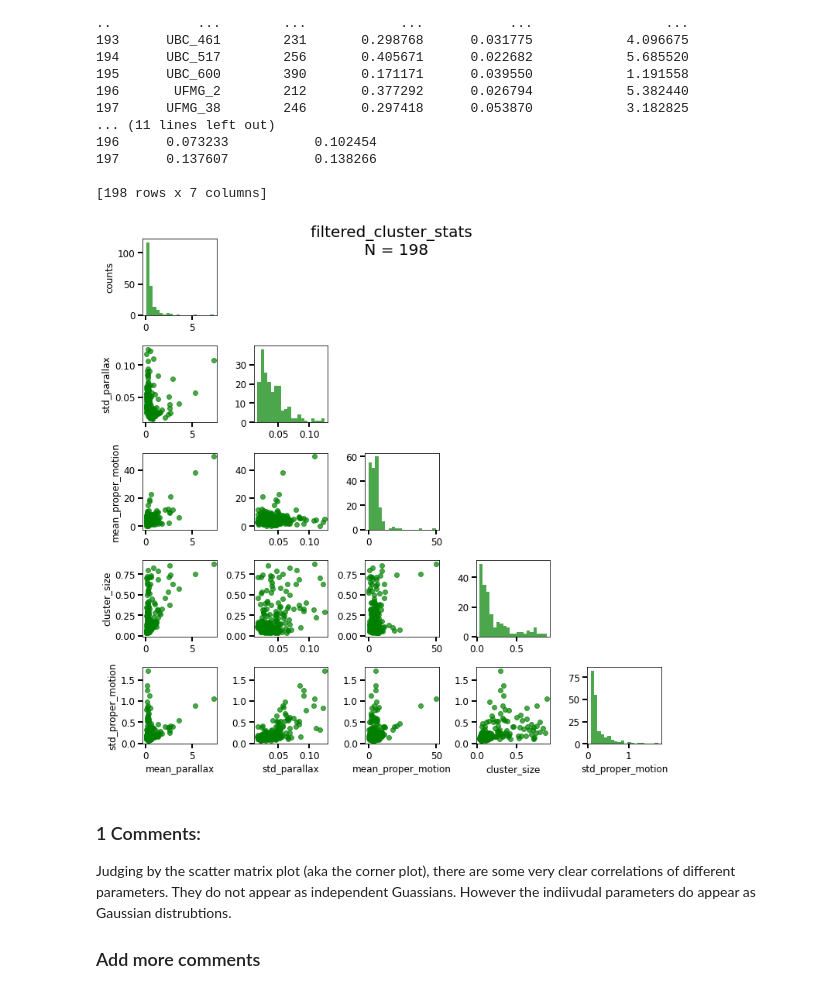
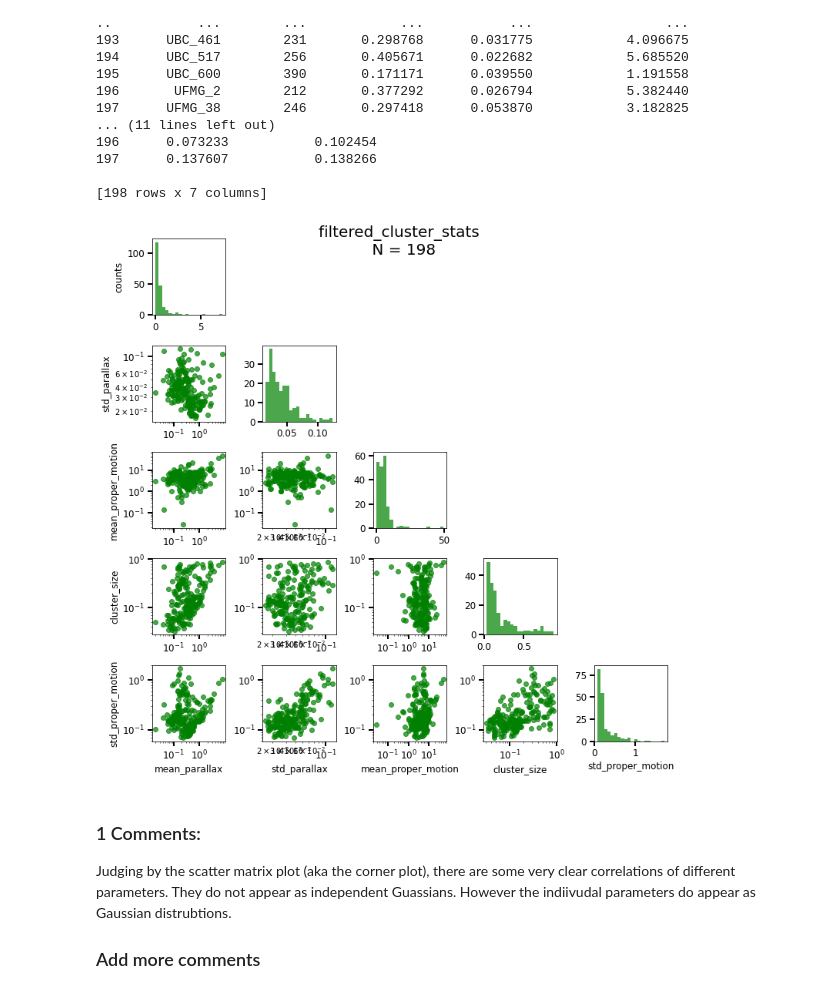
Before and after one commit to afinemax/stat_meth, a Jupyter notebook: assignments/a2/a2_max_fine.ipynb, the cells around one changed output. Drawn from its saved outputs; the diff is of its cells as text; code cells hidden in the pictures.

```diff
--- a/assignments/a2/a2_max_fine.ipynb
+++ b/assignments/a2/a2_max_fine.ipynb
@@ -171,34 +171,37 @@ ndims = len(labels)
 
 
 # Nested for loop for plotting
 fig, axes = plt.subplots(ndims, ndims, figsize=(12, 12))
 fig.subplots_adjust(wspace=0.5, hspace=0.4)
 plotting_df = filtered_cluster_stats
 
 for i in range(ndims):  # y dimension of the grid
     for j in range(ndims):  # x dimension of the grid
         axes[i, j].tick_params(axis='both', which='major', labelsize=12, width=2, length=6)
 
         if i == j:
             axes[i, j].hist(plotting_df[labels[i]].values, bins=20, color='green', alpha=0.7)
         elif i > j:
             axes[i, j].scatter(plotting_df[labels[j]].values, plotting_df[labels[i]].values, color='green', alpha=0.7)
+            # Set double log scale for both x-axis and y-axis
+            axes[i, j].set_xscale('log')
+            axes[i, j].set_yscale('log')
         else:
             axes[i, j].axis('off')
 
         if j == 0:
             if i == j:
                 axes[i, j].set_ylabel('counts', fontsize=12)
             else:
                 axes[i, j].set_ylabel(labels[i], fontsize=12)
 
         if i == ndims - 1:
             axes[i, j].set_xlabel(labels[j], fontsize=12)
 
 plt.suptitle('filtered_cluster_stats \n N = ' + str(len(plotting_df[labels[i]].values)), size=20, y=0.9)
 plt.show()
 # %% [output]
-[figure, old version]
+[figure, new version]
 # %% [markdown]
 ### 1 Comments:
 
```
Also changed, not shown: parts of 13 cells of this notebook.
